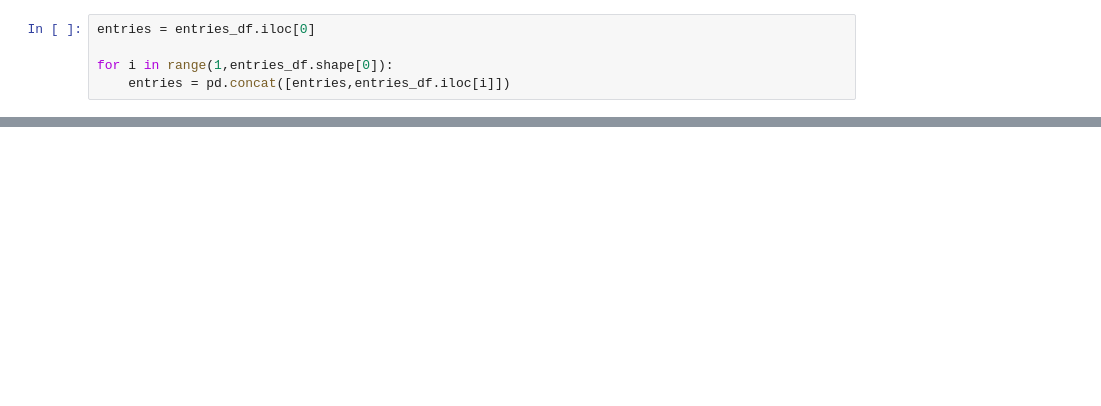
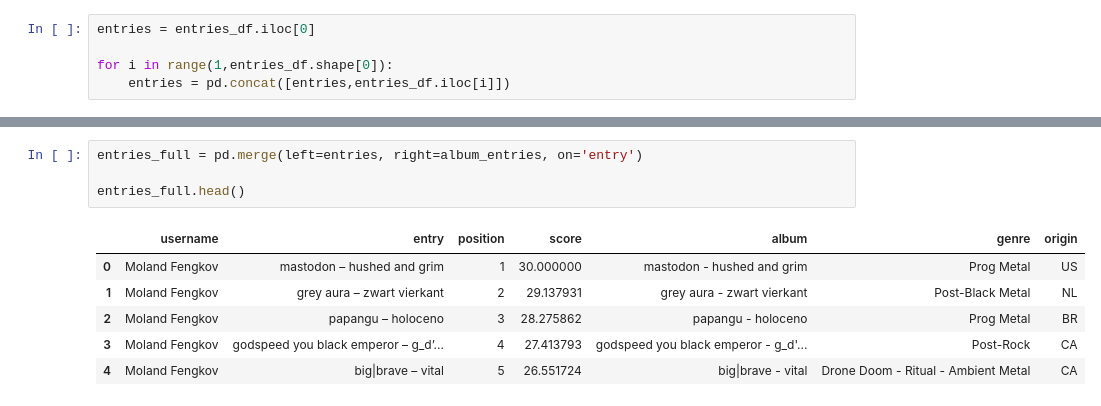
Before and after one commit to kloudkrafts01/rifftop, a Jupyter notebook: workbook.ipynb, the cells around one changed output, grey strips where cells are left out. Saved outputs shown, nothing was run; the diff lists cells and outputs as text; blank space fills up the shorter version.

```diff
--- a/workbook.ipynb
+++ b/workbook.ipynb
@@ -165,0 +118,11 @@ KeyError: 'genre'
+# %%
+entries_full = pd.merge(left=entries, right=album_entries, on='entry')
+
+entries_full.head()
+# %% [output]
+|  | username | entry | position | score | album | genre | origin |
+| 0 | Moland Fengkov | mastodon – hushed and grim | 1 | 30.000000 | mastodon - hushed and grim | Prog Metal | US |
+| 1 | Moland Fengkov | grey aura – zwart vierkant | 2 | 29.137931 | grey aura - zwart vierkant | Post-Black Metal | NL |
+| 2 | Moland Fengkov | papangu – holoceno | 3 | 28.275862 | papangu - holoceno | Prog Metal | BR |
+| 3 | Moland Fengkov | godspeed you black emperor – g_d’... | 4 | 27.413793 | godspeed you black emperor - g_d'... | Post-Rock | CA |
+| 4 | Moland Fengkov | big|brave – vital | 5 | 26.551724 | big|brave - vital | Drone Doom - Ritual - Ambient Metal | CA |
```
Also changed, not shown: parts of 22 cells of this notebook, 13 other files.
